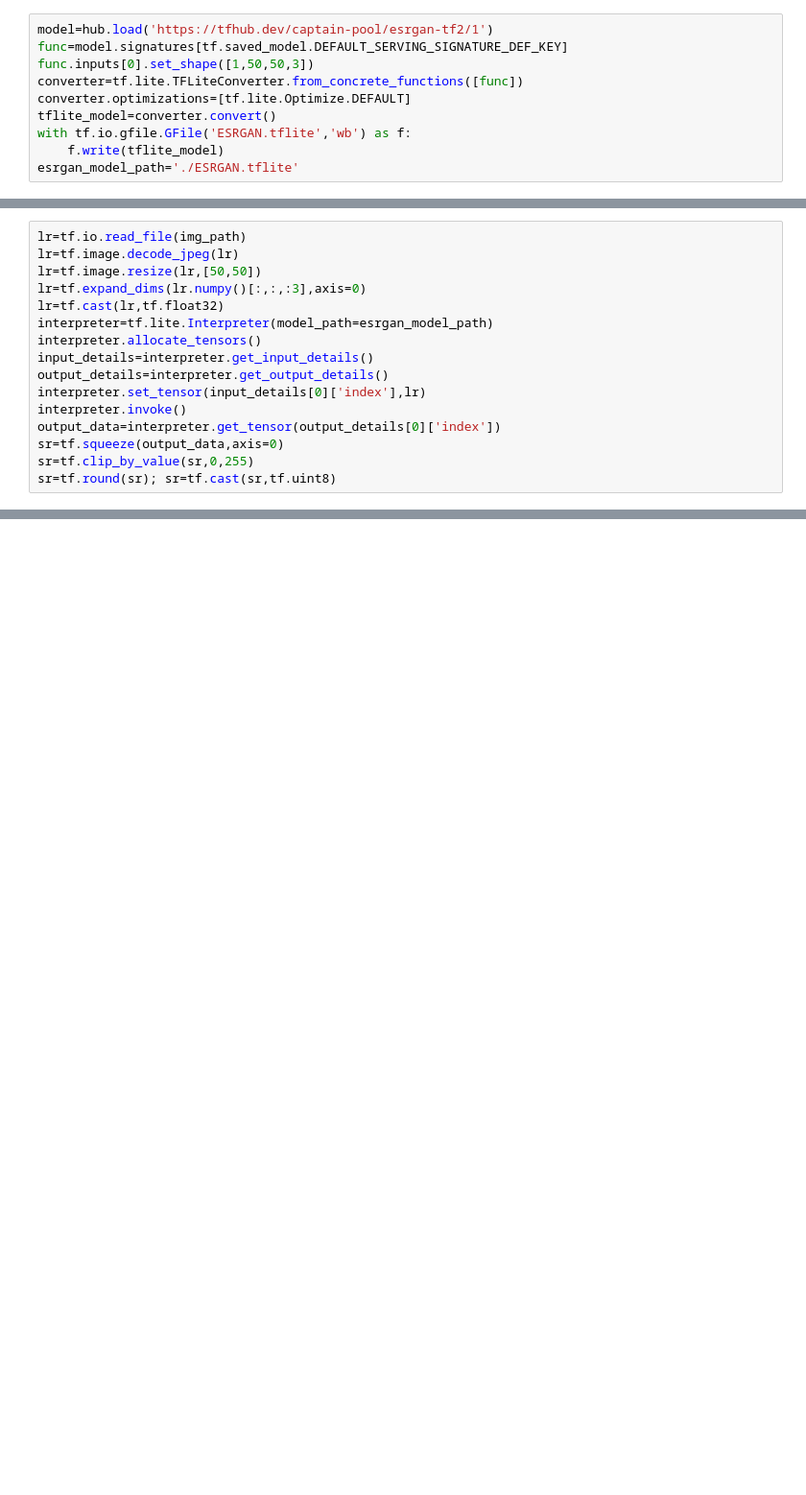
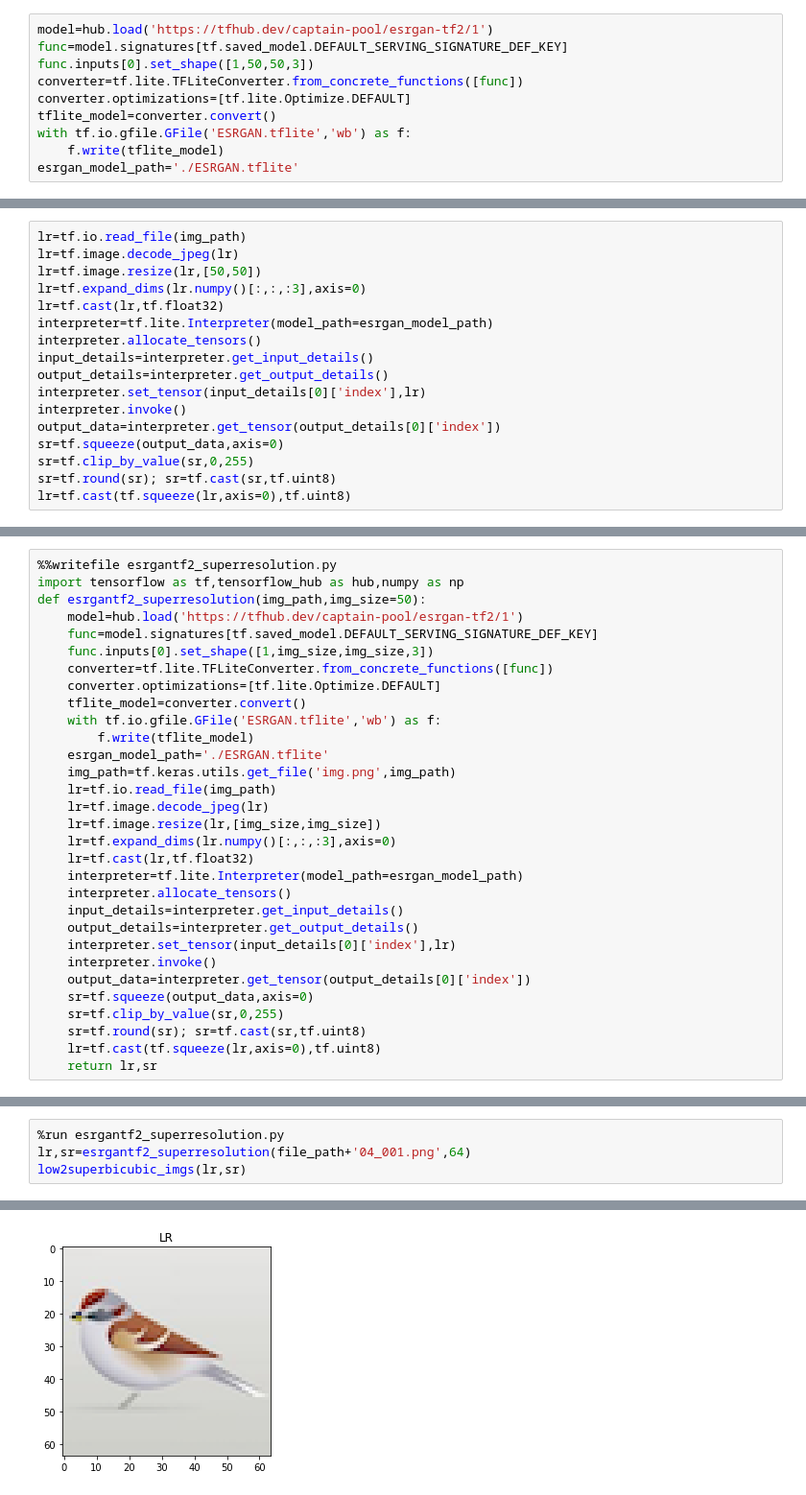
Before and after one commit to OlgaBelitskaya/kaggle_tfpractice, a Jupyter notebook: tensorflow-practice-13.ipynb, the cells around one changed output, grey strips where cells are left out. Shown: that part at 96% size. Drawn from its saved outputs; the diff is of its cells as text; blank space fills up the shorter version.

```diff
--- a/tensorflow-practice-13.ipynb
+++ b/tensorflow-practice-13.ipynb
@@ -52,6 +66,7 @@ output_data=interpreter.get_tensor(output_details[0]['index'])
 sr=tf.squeeze(output_data,axis=0)
 sr=tf.clip_by_value(sr,0,255)
 sr=tf.round(sr); sr=tf.cast(sr,tf.uint8)
+lr=tf.cast(tf.squeeze(lr,axis=0),tf.uint8)
 # %%
 %radial_gradient_header Super Resolution
 # %% [output]
@@ -74,0 +83,31 @@ pl.tight_layout(); pl.show()
+# %%
+%%writefile esrgantf2_superresolution.py
+import tensorflow as tf,tensorflow_hub as hub,numpy as np
+def esrgantf2_superresolution(img_path,img_size=50):
+    model=hub.load('https://tfhub.dev/captain-pool/esrgan-tf2/1')
+    func=model.signatures[tf.saved_model.DEFAULT_SERVING_SIGNATURE_DEF_KEY]
+    func.inputs[0].set_shape([1,img_size,img_size,3])
+    converter=tf.lite.TFLiteConverter.from_concrete_functions([func])
+    converter.optimizations=[tf.lite.Optimize.DEFAULT]
+    tflite_model=converter.convert()
+    with tf.io.gfile.GFile('ESRGAN.tflite','wb') as f:
+        f.write(tflite_model)
+    esrgan_model_path='./ESRGAN.tflite'
+    img_path=tf.keras.utils.get_file('img.png',img_path)
+    lr=tf.io.read_file(img_path)
+    lr=tf.image.decode_jpeg(lr)
+    lr=tf.image.resize(lr,[img_size,img_size])
+    lr=tf.expand_dims(lr.numpy()[:,:,:3],axis=0)
+    lr=tf.cast(lr,tf.float32)
+    interpreter=tf.lite.Interpreter(model_path=esrgan_model_path)
+    interpreter.allocate_tensors()
+    input_details=interpreter.get_input_details()
+    output_details=interpreter.get_output_details()
+    interpreter.set_tensor(input_details[0]['index'],lr)
+    interpreter.invoke()
+    output_data=interpreter.get_tensor(output_details[0]['index'])
+    sr=tf.squeeze(output_data,axis=0)
+    sr=tf.clip_by_value(sr,0,255)
+    sr=tf.round(sr); sr=tf.cast(sr,tf.uint8)
+    lr=tf.cast(tf.squeeze(lr,axis=0),tf.uint8)
+    return lr,sr
@@ -74,0 +116,5 @@ pl.tight_layout(); pl.show()
+# %%
+%run esrgantf2_superresolution.py
+lr,sr=esrgantf2_superresolution(file_path+'04_001.png',64)
+low2superbicubic_imgs(lr,sr)
+# %% [output]
@@ -74,0 +124 @@ pl.tight_layout(); pl.show()
+[figure, added]
```
Also changed, not shown: parts of 6 cells of this notebook, 1 other file.
